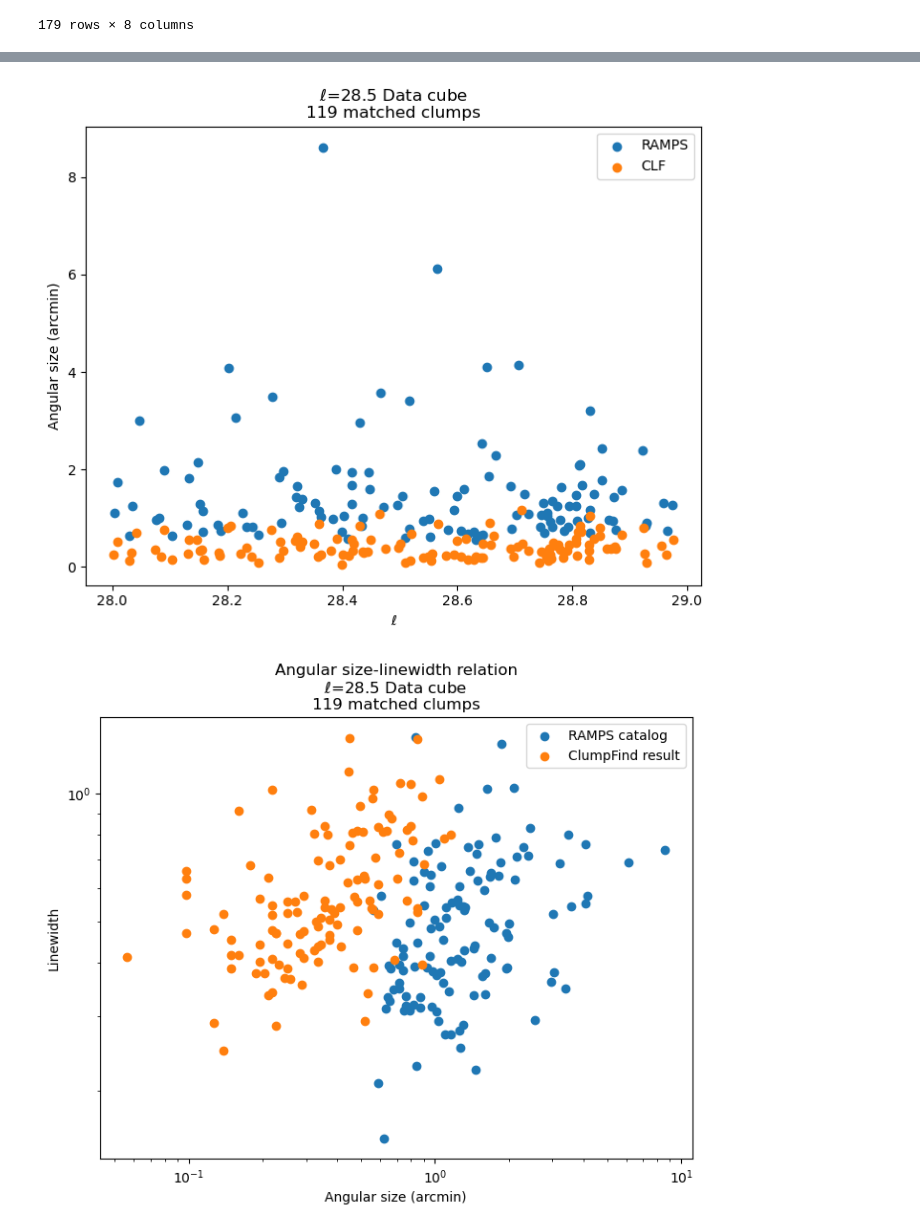
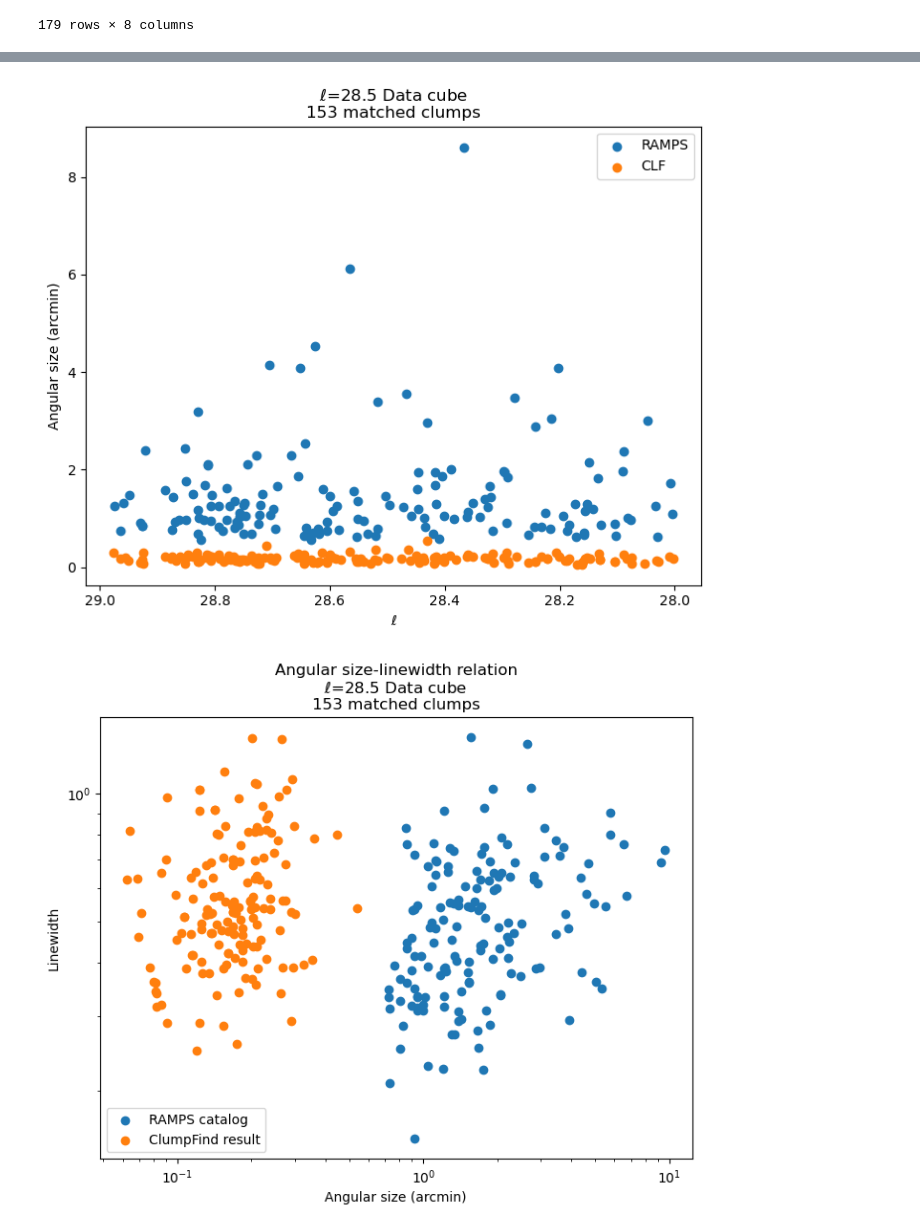
Before and after one commit to harrisonfwest/GBO-REU, a Jupyter notebook: Notebooks/RAMPS_CLF_Crossmatch.ipynb, the cells around one changed output, grey strips where cells are left out. Saved outputs shown, nothing was run; the diff lists cells and outputs as text; code cells hidden in the pictures.

```diff
--- a/Notebooks/RAMPS_CLF_Crossmatch.ipynb
+++ b/Notebooks/RAMPS_CLF_Crossmatch.ipynb
@@ -20,6 +20,7 @@ y_eff = y.value
 v_eff = v.value
 
 hdr = Cube.header
-x_channel_width = abs(hdr['CDELT1']) + hdr['CDELT2'] # Pixel size in degrees (channel width of x axis, longitude)
+x_channel_width = abs(hdr['CDELT1']) # Pixel size in degrees (channel width of x axis, longitude)
+y_channel_width = hdr['CDELT2']
 v_channel_width = hdr['CDELT3'] # Channel width (m/s) (channel width of v axis, velocity)
 v_channel_width /= 1000 # Convert to km/s
@@ -32,3 +31,8 @@ print(x_channel_width, v_channel_width)
+# %%
+def ratios_to_diam(Npix, a, b, c): # x, y, v are FWHMx, FWHMy, FWHMv, providing ratios of dimensions
+    # returns actual spatial (pixel) size corresponding to 'a' dimension
+    arg = (3/4) * Npix * (1/np.pi) * a**2/(b*c)
+    return pow(arg, 1/3) * 2 # would return pixel radius in 'a' dimension, so double it to get diameter to match RAMPS (theta_maj/min are diameter, not radii)
 # %%
 _28_5_data = pandas.read_csv('/users/hfwest/GBO-REU/Data/RAMPS_CLF/28_5.txt', sep = '\s+')
 _28_5_data['l'] = np.zeros(shape=len(_28_5_data))
@@ -45,16 +49,26 @@ low_b = bound_sky_low.b.value
 high_b = bound_sky_high.b.value
 
 for idx in range(len(_28_5_data)):
-    sky = pixel_to_skycoord(_28_5_data.iat[idx, 1], _28_5_data.iat[idx, 2], Cube.wcs) # Extract pixel values
+    long_diam = ratios_to_diam(_28_5_data.iat[idx, 7], _28_5_data.iat[idx, 5], _28_5_data.iat[idx, 6], _28_5_data.iat[idx, 8]) # Reported in pixels
+    lat_diam = ratios_to_diam(_28_5_data.iat[idx, 7], _28_5_data.iat[idx, 6], _28_5_data.iat[idx, 5], _28_5_data.iat[idx, 8])
+    _28_5_data.iat[idx, 14] = max(long_diam, lat_diam) * x_channel_width * 60 # Angular diameter (larger of l/b)
+
+    sky = pixel_to_skycoord(_28_5_data.iat[idx, 1] + (long_diam / 2), _28_5_data.iat[idx, 2] + (lat_diam / 2), Cube.wcs)
     l_val = sky.l.value
     b_val = sky.b.value
-    _28_5_data.iat[idx, 11] = l_val
-    _28_5_data.iat[idx, 12] = b_val
-    _28_5_data.iat[idx, 13] = v_eff[_28_5_data.iat[idx,3], _28_5_data.iat[idx, 2], _28_5_data.iat[idx, 1]]
+    _28_5_data.iat[idx, 11] = l_val # l
+    _28_5_data.iat[idx, 12] = b_val # b
+    _28_5_data.iat[idx, 13] = v_eff[_28_5_data.iat[idx,3], _28_5_data.iat[idx, 2], _28_5_data.iat[idx, 1]] # v
 
-    _28_5_data.iat[idx, 14] = _28_5_data.iat[idx, 7] * x_channel_width * 60 # ang_size in arcmin, as in RAMPS catalog
+
+
+    # Getting velocity dispersion
     _28_5_data.iat[idx, 15] = _28_5_data.iat[idx, 8] * v_channel_width / (2*np.sqrt(2 * np.log(2))) # sigma in km/s, as in RAMPS catalog
 
-_28_5_data = _28_5_data.drop(columns= ['Ncl', 'x', 'y', 'v', 'FWHMx', 'FWHMy', 'Npix', 'R']) # Remove extraneous columns including original pixel values
+_28_5_data = _28_5_data.drop(columns= ['x', 'y', 'v', 'FWHMx', 'FWHMy', 'Npix', 'R']) # Remove extraneous columns including original pixel values
+
+ang_mask = (_28_5_data['ang_size'].astype('str') != str(np.nan)) & (_28_5_data['ang_size'].astype('str') != str(np.inf))
+_28_5_data = _28_5_data[ang_mask]
+
 _28_5_data
 # %% [output]
@@ -159,13 +169,14 @@ for idx in range(1, len(clipped_RAMPS_data)):
     r_ang = (float(clipped_RAMPS_data.iat[idx, 0]) + float(clipped_RAMPS_data.iat[idx, 1])) / 2
 
     for jdx in range(len(_28_5_data)):
-        c2 = SkyCoord(_28_5_data.iat[jdx, 3], _28_5_data.iat[jdx, 4], unit = 'deg', frame='galactic')
+        c2 = SkyCoord(_28_5_data.iat[jdx, 4], _28_5_data.iat[jdx, 5], unit = 'deg', frame='galactic')
         sep = c1.separation(c2).arcminute
 
-        clf_ang = _28_5_data.iat[jdx, 6]
+        clf_ang = _28_5_data.iat[jdx, 7]
 
-        if sep < min(r_ang, clf_ang) and sep < best_sep:
-            CLF_row = np.array(_28_5_data.iloc[jdx]).reshape(1, 8)
+        # if sep < min(r_ang, clf_ang) and sep < best_sep:
+        if sep < r_ang and sep < best_sep:
+            CLF_row = np.array(_28_5_data.iloc[jdx]).reshape(1, 9)
             best_sep = sep
             matched = True
 
@@ -226,30 +240,31 @@ plt.legend()
 plt.title(f'$\ell$=28.5 Data cube\n{len(RAMPS_match)} matched clumps')
 plt.xlabel('$\ell$')
 plt.ylabel('Angular size (arcmin)')
+plt.gca().invert_xaxis()
 plt.show()
 # %% [output]
-[figure, old version]
+[figure, new version]
 # %%
 plt.figure(figsize= (8, 6))
 plt.loglog()
-plt.scatter((RAMPS_match['theta_maj'].astype(float) + RAMPS_match['theta_min'].astype(float))/2, RAMPS_match['sigma'].astype(float), label= 'RAMPS catalog')
-plt.scatter(CLF_match['ang_size'].astype(float), CLF_match['sigma'].astype(float), label= 'ClumpFind result')
+plt.scatter(RAMPS_match['theta_maj'].astype(float), RAMPS_match['sigma'].astype(float), label= 'RAMPS catalog')
+plt.scatter((CLF_match['ang_size']).astype(float), CLF_match['sigma'].astype(float), label= 'ClumpFind result')
 # TODO FWHMv from v px to actual sigma
 
 
 # for i in range(len(RAMPS_match)):
 #     plt.plot([(float(RAMPS_match.iat[i, 0]) + float(RAMPS_match.iat[i, 1])) / 2, list(CLF_match['ang_size'])[i]],
 #              [float(list(RAMPS_match['sigma'])[i]), float(list(CLF_match['FWHMv']/(2 * np.sqrt(2 * np.log(2))))[i])],
 #              linestyle= '--', alpha=.20
 #              )
 
 plt.title(f'Angular size-linewidth relation\n$\ell$=28.5 Data cube\n{len(RAMPS_match)} matched clumps')
 plt.xlabel('Angular size (arcmin)')
 plt.ylabel('Linewidth')
 plt.legend()
 plt.show()
 # %% [output]
-[figure, old version]
+[figure, new version]
 # %%
 bins= np.linspace(0, 9, 40)
 
```
Also changed, not shown: parts of 12 cells of this notebook.
